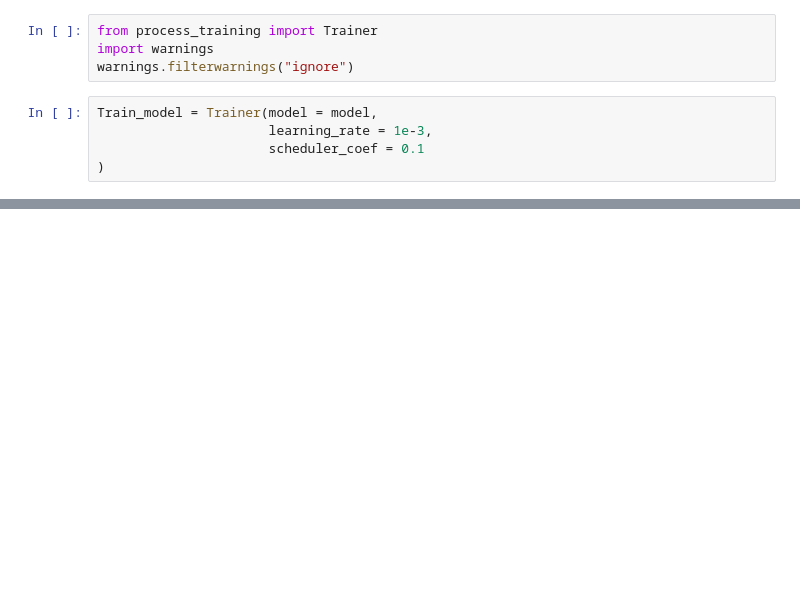
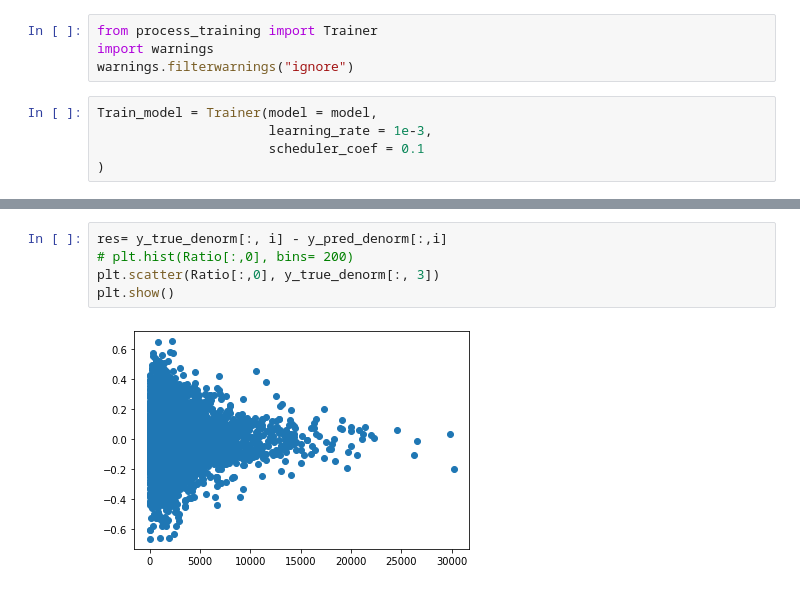
Before and after one commit to matthbatt/Deep-learning-gravitational-lensing, a Jupyter notebook: result_UNet_ResNet.ipynb, the cells around one changed output, grey strips where cells are left out. Drawn from its saved outputs; the diff is of its cells as text; blank space fills up the shorter version.

Commit message:
Added SN ratio

```diff
--- a/result_UNet_ResNet.ipynb
+++ b/result_UNet_ResNet.ipynb
@@ -448,3 +619,10 @@ Per-parameter R2: [0.9451785646378994, 0.35502028465270996, 0.363645076751709, 0
+# %%
+res= y_true_denorm[:, i] - y_pred_denorm[:,i]
+# plt.hist(Ratio[:,0], bins= 200)
+plt.scatter(Ratio[:,0], y_true_denorm[:, 3])
+plt.show()
+# %% [output]
+[figure, added]
 # %%
 import matplotlib.pyplot as plt
 import numpy as np
```
Also changed, not shown: parts of 13 cells of this notebook, 8 other files.
